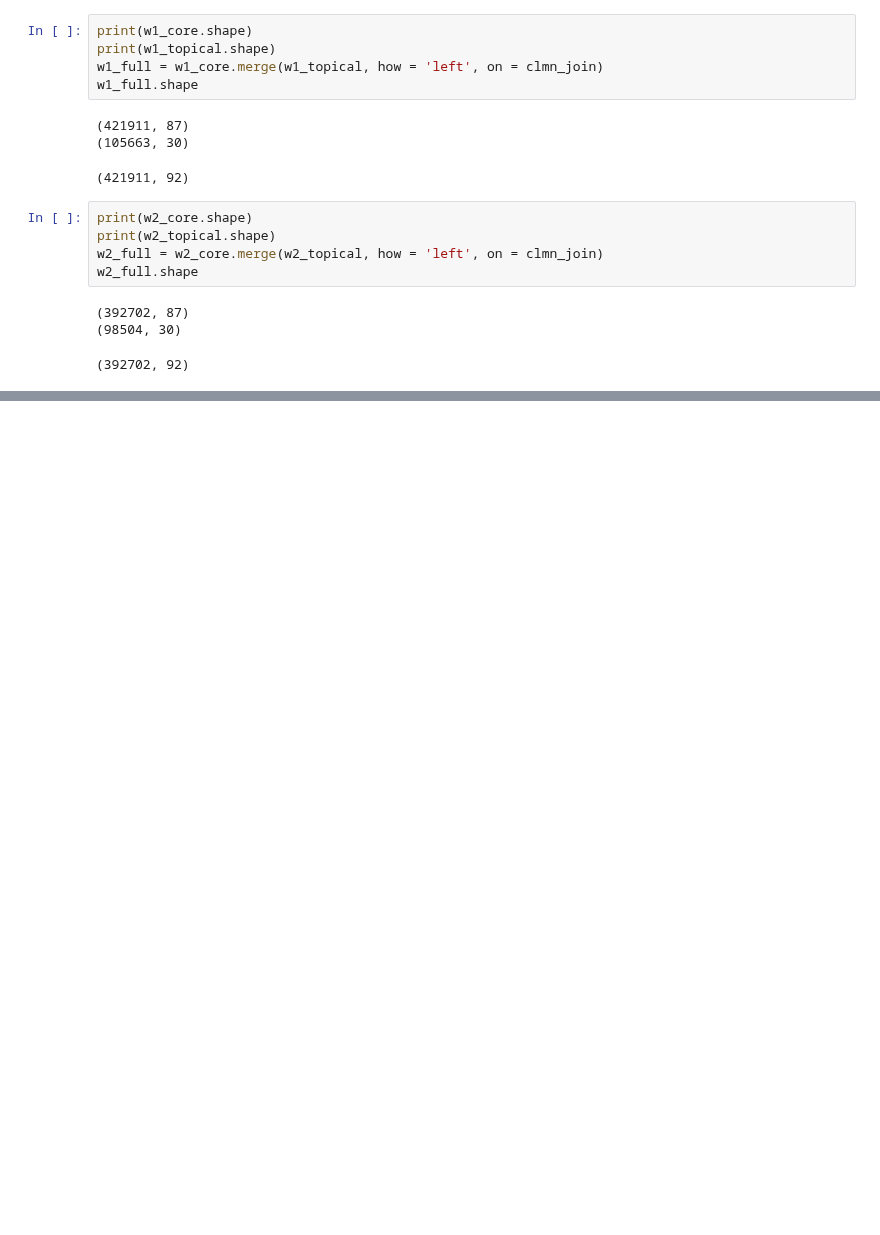
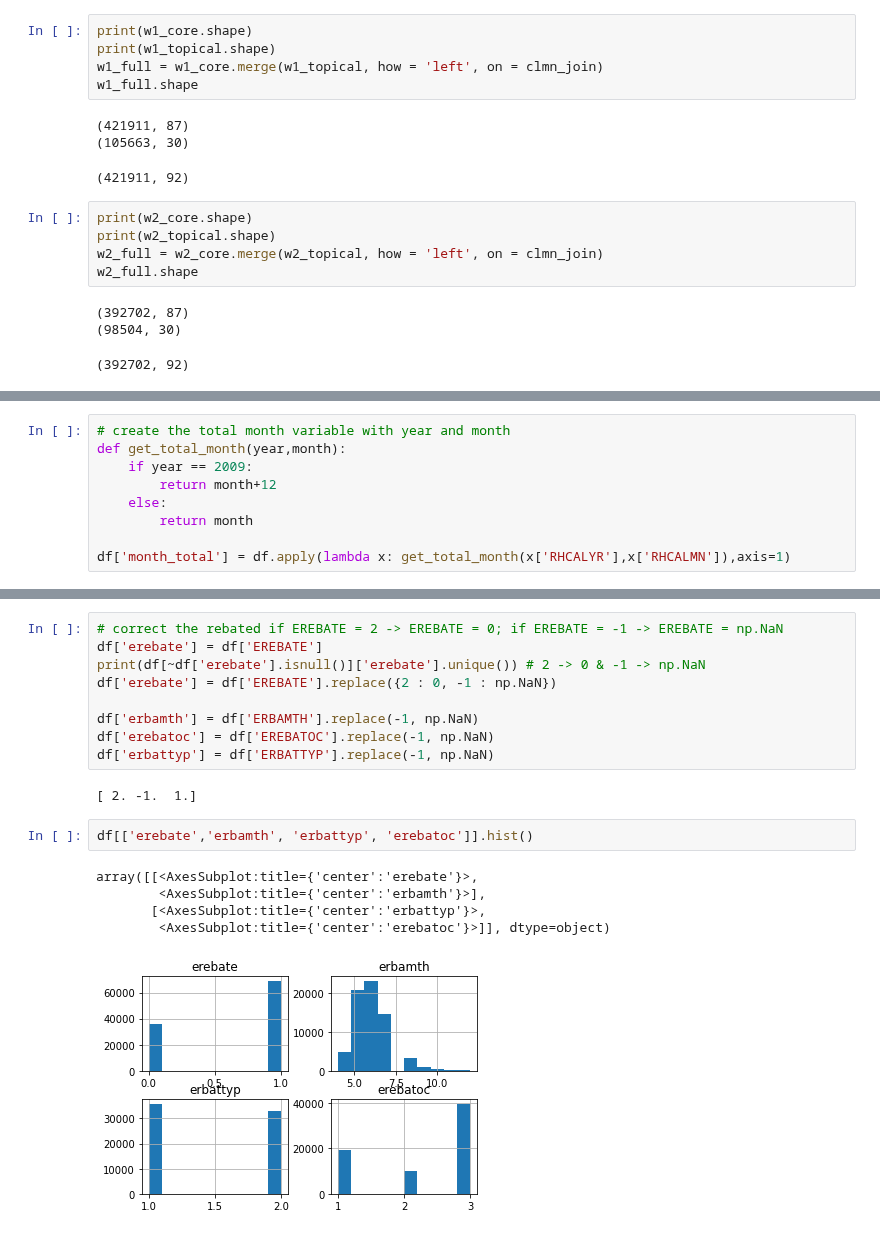
Before and after one commit to MaxDerWeber/MasterThesis, a Jupyter notebook: Data.ipynb, the cells around one changed output, grey strips where cells are left out. Saved outputs shown, nothing was run; the diff lists cells and outputs as text; blank space fills up the shorter version.

```diff
--- a/Data.ipynb
+++ b/Data.ipynb
@@ -248,0 +166,9 @@ array([nan, -1.,  4.,  5.,  6.,  8., 11.,  7., 10.,  9., 12.])
+# %%
+# create the total month variable with year and month
+def get_total_month(year,month):
+    if year == 2009:
+        return month+12
+    else:
+        return month
+
+df['month_total'] = df.apply(lambda x: get_total_month(x['RHCALYR'],x['RHCALMN']),axis=1)
@@ -249,2 +178,21 @@ array([nan, -1.,  4.,  5.,  6.,  8., 11.,  7., 10.,  9., 12.])
+# %%
+# correct the rebated if EREBATE = 2 -> EREBATE = 0; if EREBATE = -1 -> EREBATE = np.NaN
+df['erebate'] = df['EREBATE']
+print(df[~df['erebate'].isnull()]['erebate'].unique()) # 2 -> 0 & -1 -> np.NaN
+df['erebate'] = df['EREBATE'].replace({2 : 0, -1 : np.NaN})
+
+df['erbamth'] = df['ERBAMTH'].replace(-1, np.NaN)
+df['erebatoc'] = df['EREBATOC'].replace(-1, np.NaN)
+df['erbattyp'] = df['ERBATTYP'].replace(-1, np.NaN)
+# %% [output]
+[ 2. -1.  1.]
+# %%
+df[['erebate','erbamth', 'erbattyp', 'erebatoc']].hist()
+# %% [output]
+array([[<AxesSubplot:title={'center':'erebate'}>,
+        <AxesSubplot:title={'center':'erbamth'}>],
+       [<AxesSubplot:title={'center':'erbattyp'}>,
+        <AxesSubplot:title={'center':'erebatoc'}>]], dtype=object)
+[figure, added]
 # %%
 # generate dummy for change in maritial status
```
Also changed, not shown: parts of 19 cells of this notebook.
